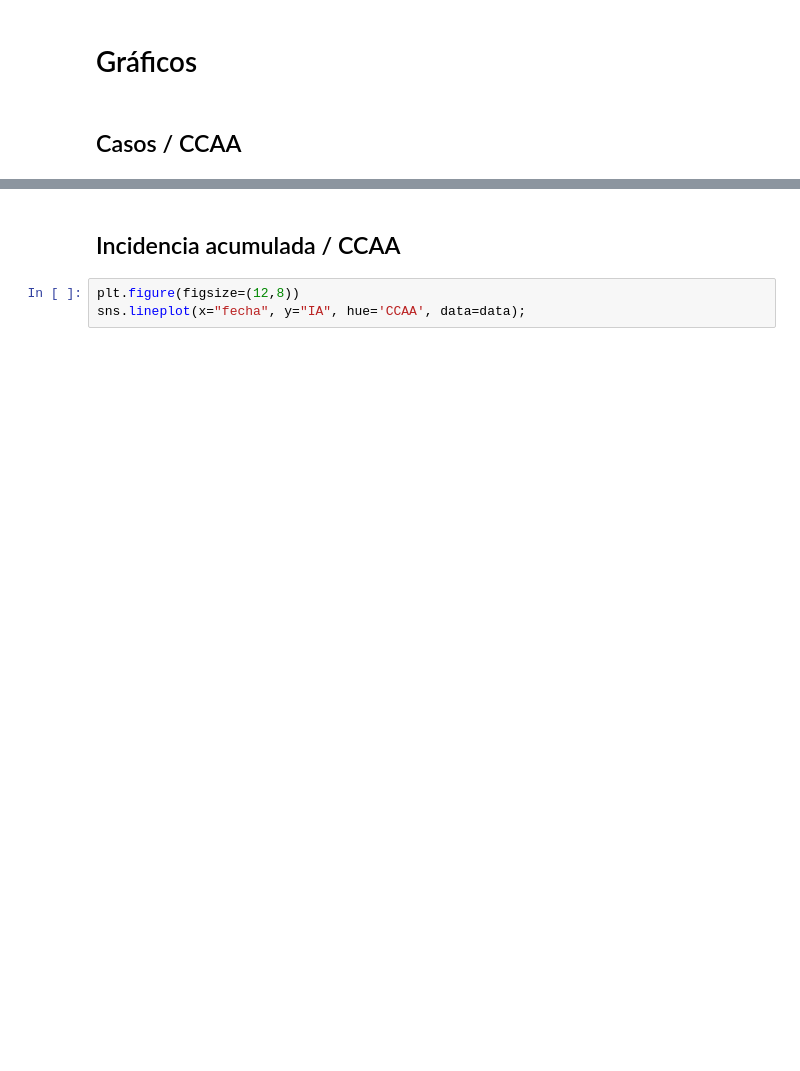
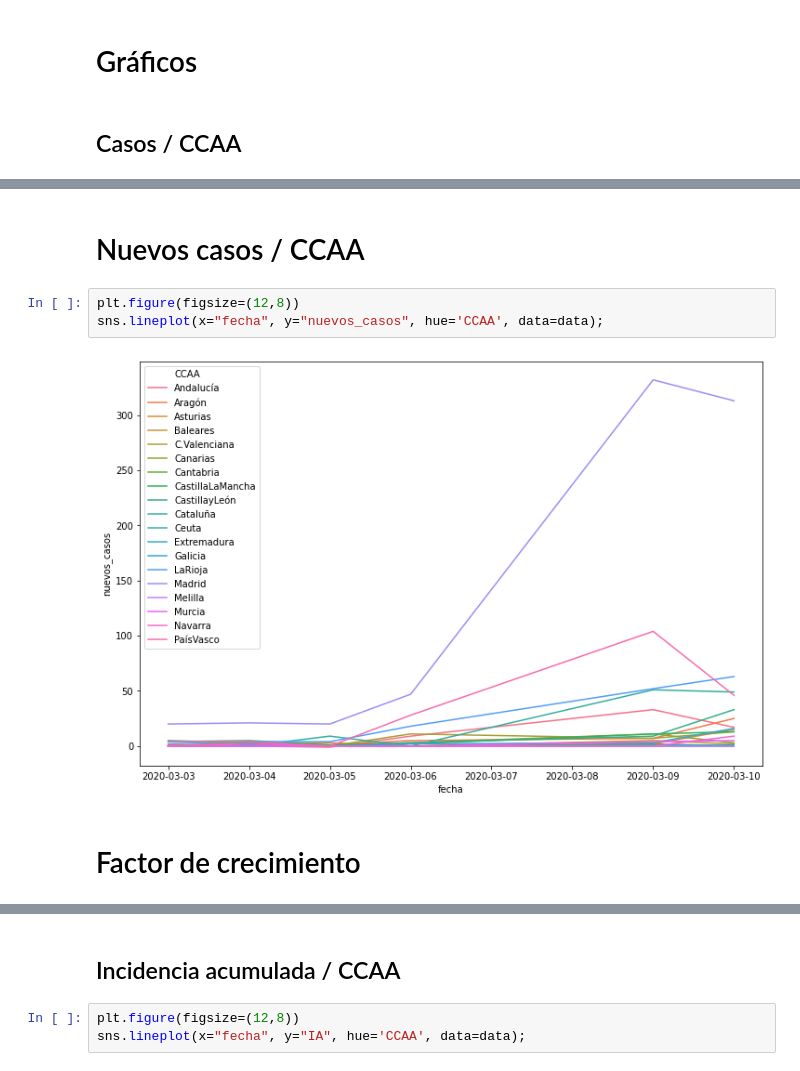
Before and after one commit to victorvicpal/COVID19_es, a Jupyter notebook: join_data.ipynb, the cells around one changed output, grey strips where cells are left out. Cells and saved outputs as stored; diff of their text form; blank space fills up the shorter version.

```diff
--- a/join_data.ipynb
+++ b/join_data.ipynb
@@ -41,0 +69,9 @@ sns.lineplot(x="fecha", y="casos", hue='CCAA', data=data);
+# %% [markdown]
+# Nuevos casos / CCAA
+# %%
+plt.figure(figsize=(12,8))
+sns.lineplot(x="fecha", y="nuevos_casos", hue='CCAA', data=data);
+# %% [output]
+[figure, added]
+# %% [markdown]
+# Factor de crecimiento
```
Also changed, not shown: parts of 11 cells of this notebook.
